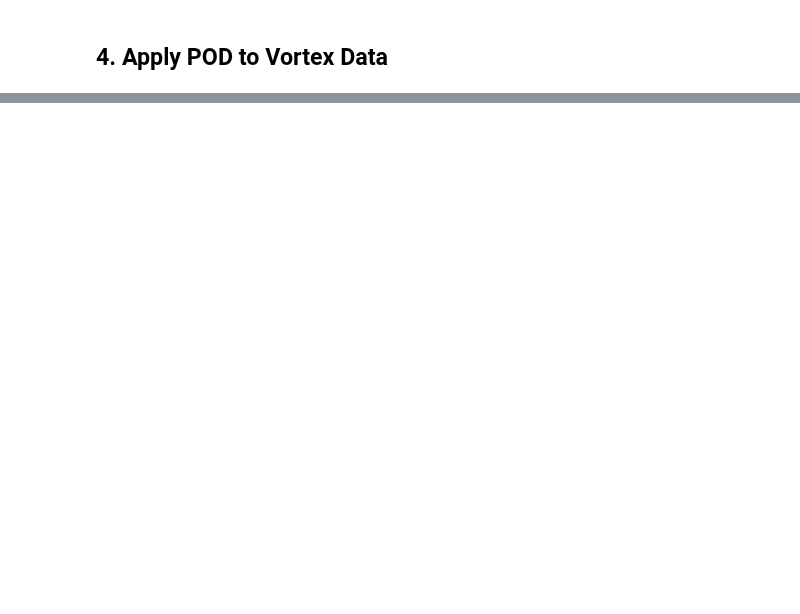
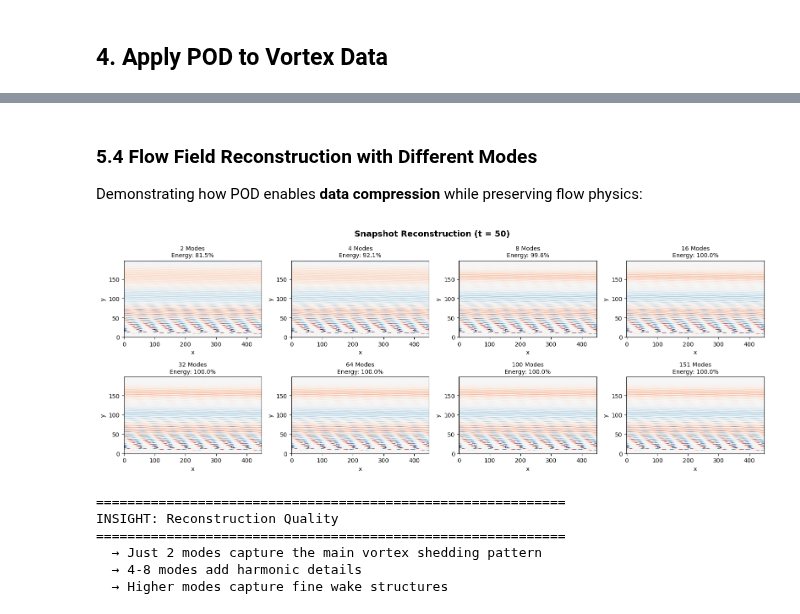
Before and after one commit to rezamirzaei/POD_Analysis_for_vortex_shedding_data, a Jupyter notebook: pod_analysis.ipynb, the cells around one changed output, grey strips where cells are left out. Saved outputs shown, nothing was run; the diff lists cells and outputs as text; code cells hidden in the pictures; blank space fills up the shorter version.

```diff
--- a/pod_analysis.ipynb
+++ b/pod_analysis.ipynb
@@ -644,0 +347,43 @@ POD RESULTS:
+# %% [markdown]
+### 5.4 Flow Field Reconstruction with Different Modes
+
+Demonstrating how POD enables **data compression** while preserving flow physics:
+# %%
+# Select a snapshot
+sample_idx = 50
+original = VORTALL[:, sample_idx].reshape((ny, nx), order='C')
+
+mode_counts = [2, 4, 8, 16, 32, 64, 100, n_modes_total]
+mode_counts = [m for m in mode_counts if m <= n_modes_total]
+
+fig, axes = plt.subplots(2, 4, figsize=(16, 6))
+fig.suptitle(f'Snapshot Reconstruction (t = {sample_idx})', fontsize=14, fontweight='bold')
+
+vmax = np.percentile(np.abs(original), 99)
+
+for ax, n in zip(axes.flat, mode_counts):
+    rec = pod.reconstruct(n_modes=n)[sample_idx].reshape((ny, nx), order='C')
+    energy = pod.cumulative_energy[n-1] * 100
+
+    ax.imshow(rec, cmap='RdBu_r', origin='lower', aspect='auto', vmin=-vmax, vmax=vmax)
+    ax.set_title(f'{n} Modes\nEnergy: {energy:.1f}%', fontsize=10)
+    ax.set_xlabel('x')
+    ax.set_ylabel('y')
+
+plt.tight_layout()
+plt.show()
+
+print(f'\n{"="*60}')
+print('INSIGHT: Reconstruction Quality')
+print(f'{"="*60}')
+print(f'  → Just 2 modes capture the main vortex shedding pattern')
+print(f'  → 4-8 modes add harmonic details')
+print(f'  → Higher modes capture fine wake structures')
+# %% [output]
+[figure, added]
+============================================================
+INSIGHT: Reconstruction Quality
+============================================================
+  → Just 2 modes capture the main vortex shedding pattern
+  → 4-8 modes add harmonic details
+  → Higher modes capture fine wake structures
```
Also changed, not shown: parts of 48 cells of this notebook.
